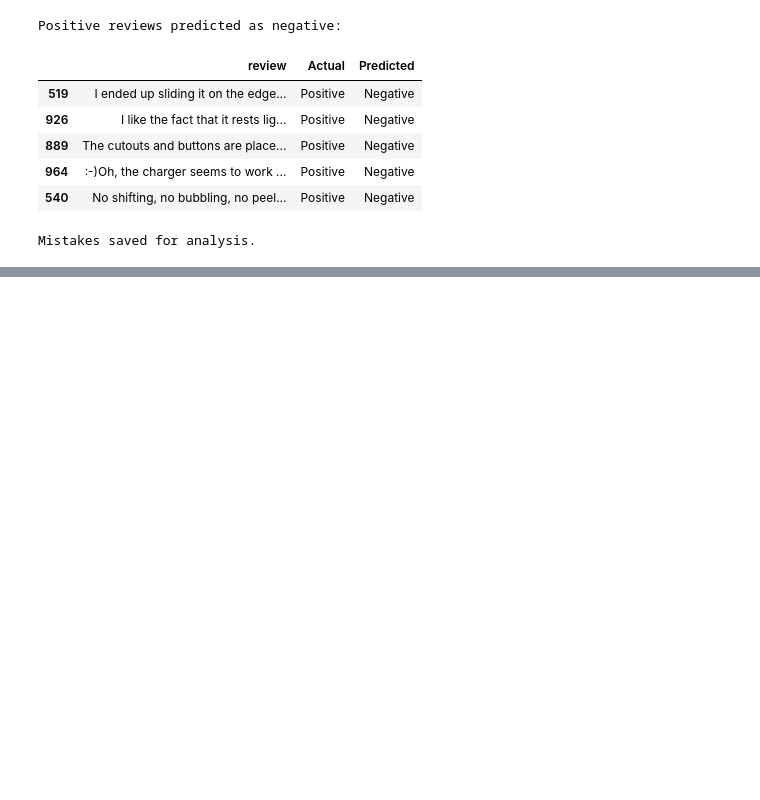
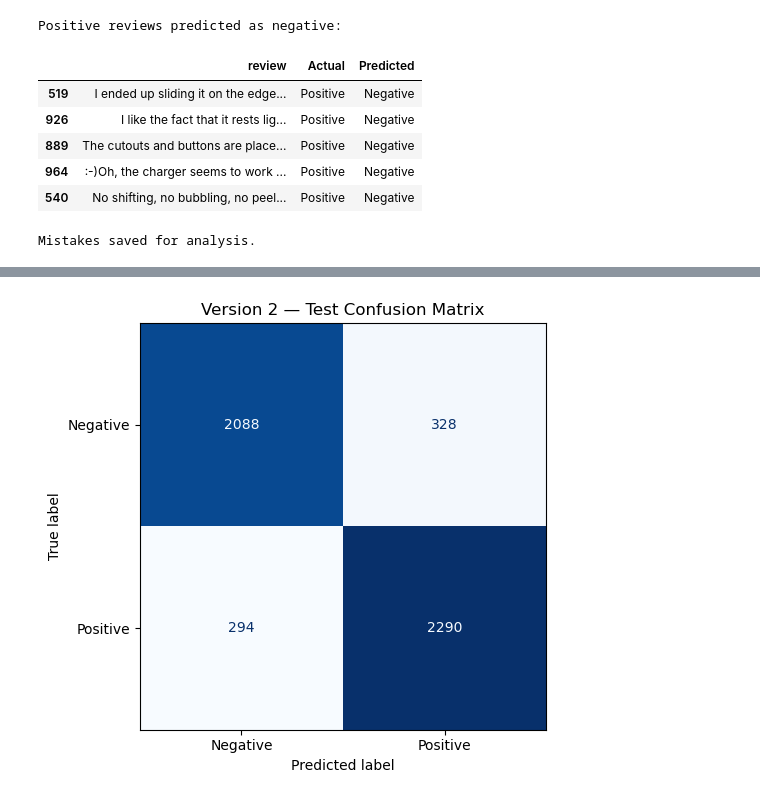
Before and after one commit to alizada6600-blip/PT22026, a Jupyter notebook: ali081/sentiment_analysis.ipynb, the cells around one changed output, grey strips where cells are left out. Cells and saved outputs as stored; diff of their text form; code cells hidden in the pictures; blank space fills up the shorter version.

Commit message:
Train sentiment model v2 and improve application interface

```diff
--- a/ali081/sentiment_analysis.ipynb
+++ b/ali081/sentiment_analysis.ipynb
@@ -709,0 +1653,85 @@ Mistakes saved for analysis.
+# %%
+from sklearn.metrics import (
+    accuracy_score,
+    f1_score,
+    classification_report,
+    ConfusionMatrixDisplay
+)
+import matplotlib.pyplot as plt
+
+original_model = joblib.load(
+    models_dir / "sentiment_pipeline.joblib"
+)
+
+evaluation_models = {
+    "Version 1 — original Naive Bayes": original_model,
+    "Version 2 — Logistic Regression": final_v2
+}
+
+test_rows = []
+
+for name, model in evaluation_models.items():
+    predictions = model.predict(test_v2["review"])
+
+    test_rows.append({
+        "Model": name,
+        "Test reviews": len(test_v2),
+        "Test accuracy": accuracy_score(
+            test_v2["label"], predictions
+        ),
+        "Test Macro F1": f1_score(
+            test_v2["label"], predictions,
+            average="macro", zero_division=0
+        )
+    })
+
+test_comparison = pd.DataFrame(test_rows)
+display(test_comparison.round(4))
+
+test_comparison.to_csv(
+    results_dir / "test_comparison_v2.csv",
+    index=False
+)
+
+predictions_v2 = final_v2.predict(test_v2["review"])
+
+report_v2 = classification_report(
+    test_v2["label"],
+    predictions_v2,
+    labels=[0, 1],
+    target_names=["Negative", "Positive"],
+    digits=4,
+    zero_division=0
+)
+
+print("\nVersion 2 classification report:\n")
+print(report_v2)
+
+(results_dir / "test_classification_report_v2.txt").write_text(
+    report_v2, encoding="utf-8"
+)
+
+fig, ax = plt.subplots(figsize=(6, 5))
+
+ConfusionMatrixDisplay.from_predictions(
+    test_v2["label"],
+    predictions_v2,
+    labels=[0, 1],
+    display_labels=["Negative", "Positive"],
+    cmap="Blues",
+    colorbar=False,
+    ax=ax
+)
+
+ax.set_title("Version 2 — Test Confusion Matrix")
+fig.tight_layout()
+
+fig.savefig(
+    results_dir / "test_confusion_matrix_v2.png",
+    dpi=200,
+    bbox_inches="tight"
+)
+
+plt.show()
+print("Test results saved.")
+# %% [output]
@@ -709,0 +1751 @@ Mistakes saved for analysis.
+[figure, added]
```
Also changed, not shown: parts of 22 cells of this notebook, 6 other files.
